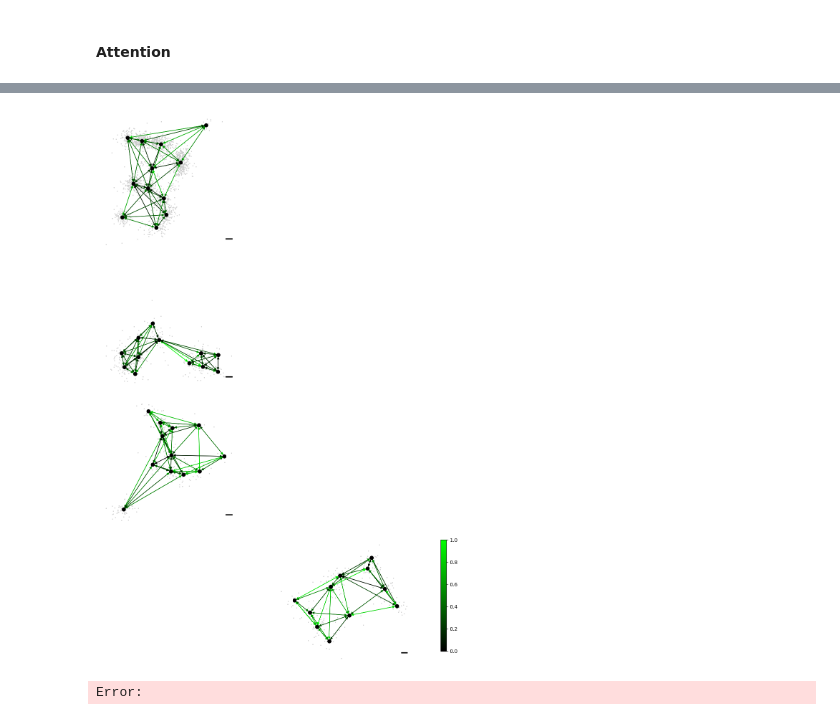
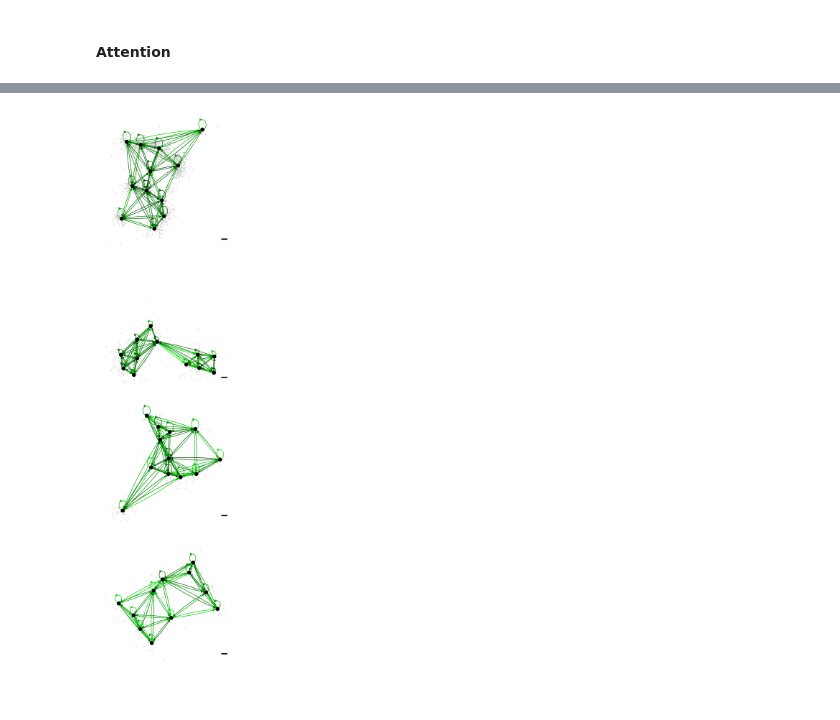
Before and after one commit to oubino/locpix_points, a Jupyter notebook: digits_letters/task_2_finaltest/scripts/analysis.ipynb, the cells around one changed output, grey strips where cells are left out. Cells and saved outputs as stored; diff of their text form; code cells hidden in the pictures.

```diff
--- a/digits_letters/task_2_finaltest/scripts/analysis.ipynb
+++ b/digits_letters/task_2_finaltest/scripts/analysis.ipynb
@@ -713,7 +669,7 @@ plt.savefig(output_path, transparent=True, bbox_inches="tight", pad_inches=0)
 # %% [markdown]
 #### SubgraphX
 # %%
-if False:
+if True:
     dataitems = []
     node_imps = []
     for file_name in files:
@@ -734,5 +690,5 @@ if False:
         dataitems.append(cluster_dataitem)
         node_imps.append(node_imp)
 
-        torch.save(dataitems, os.path.join(project_directory, "output/subgraphx_dataitems.pt"))
-        torch.save(node_imps, os.path.join(project_directory, "output/subgraphx_nodeimps.pt"))
+        torch.save(dataitems, os.path.join(project_directory, "output/subgraphx_dataitems_rollout_100.pt"))
+        torch.save(node_imps, os.path.join(project_directory, "output/subgraphx_nodeimps_rollout_100.pt"))
@@ -792,8 +695,8 @@ Negative fidelity tensor([0.1108], device='cuda:0', grad_fn=<AbsBackward0>)
 # %%
 # visualise overlaid subgraph using matplotlib
 
-dataitems = torch.load(os.path.join(project_directory, "output/subgraphx_dataitems.pt"))
-node_imps = torch.load(os.path.join(project_directory, "output/subgraphx_nodeimps.pt"))
+dataitems = torch.load(os.path.join(project_directory, "output/subgraphx_dataitems_rollout_100.pt"))
+node_imps = torch.load(os.path.join(project_directory, "output/subgraphx_nodeimps_rollout_100.pt"))
 
 if not final_test:
     fold = config["fold"]
@@ -838,13 +739,16 @@ plt.savefig(output_path, transparent=True, bbox_inches="tight", pad_inches=0)
 attention_config = {
     #  scale: cluster # Options: [cluster] In future will also include [loc, loccluster]
     "scale": "cluster",
-    #  # how to combine attention scores across multiple attention heads
+    #  # how to combine attention scores across multiple attention heads/layers
     "reduce": "max",
     # threshold to apply to edge mask for pyg explain
     "edge_mask_threshold": 0.0,
 }
+
+remove_self_loops = False
+top_k = 10
 # %%
-if False:
+if True:
     dataitems_attn = []
     edge_imps_attn = []
     for file_name in files:
@@ -906,52 +810,52 @@ cm = LinearSegmentedColormap.from_list("br", colors)
 fig, ax = plt.subplots(4,1,figsize=(20,20), sharex=True, sharey=True)
 for idx, file_name in enumerate(files):
 
     file_loc = find_graph_path(project_directory, file_name, file_folder)
     # raw file
     processed_file = torch.load(file_loc)
     processed_file = processed_file.pos_dict['locs'].cpu().numpy()
     x = processed_file[:,0]
     y = processed_file[:,1]
     ax[idx].set_aspect('equal', adjustable='box')
     ax[idx].scatter(y, x, s=1, c='0.8')
     #ax[idx].axis('off')
     scalebar = AnchoredSizeBar(ax[idx].transData,
                                0.1, '', 'lower right',
                                pad=1,
                                color='k',
                                frameon=False,
                                size_vertical=0.01)
 
     ax[idx].add_artist(scalebar)
     # graph
     nx_g = to_networkx(dataitems_attn[idx])
     pos = dataitems_attn[idx].pos.cpu().numpy()
     edge_color = cm(edge_imps_attn[idx].cpu())
-    if 1:
-        neg_edges = np.argwhere(edge_imps_attn[idx].cpu().numpy() == 0.0)
-        neg_edges = np.array([e for e in nx_g.edges])[neg_edges[:,0]]
-        neg_edges = [tuple(val) for val in neg_edges]
+    #if 0:
+    #    neg_edges = np.argwhere(edge_imps_attn[idx].cpu().numpy() == 0.0)
+    #    neg_edges = np.array([e for e in nx_g.edges])[neg_edges[:,0]]
+    #    neg_edges = [tuple(val) for val in neg_edges]
+    #    edges = list(nx_g.edges)
+    #    remove_indices = [i for i, item in enumerate(edges) if item in neg_edges]
+    #    edge_color = np.delete(edge_color, remove_indices, axis=0)
+    #    nx_g.remove_edges_from(neg_edges)
+    if remove_self_loops:
+        self_loops = list(nx.selfloop_edges(nx_g))
         edges = list(nx_g.edges)
-        remove_indices = [i for i, item in enumerate(edges) if item in neg_edges]
+        remove_indices = [i for i, item in enumerate(edges) if item in self_loops]
         edge_color = np.delete(edge_color, remove_indices, axis=0)
-        nx_g.remove_edges_from(neg_edges)
-    self_loops = list(nx.selfloop_edges(nx_g))
-    edges = list(nx_g.edges)
-    remove_indices = [i for i, item in enumerate(edges) if item in self_loops]
-    edge_color = np.delete(edge_color, remove_indices, axis=0)
-    nx_g.remove_edges_from(nx.selfloop_edges(nx_g))
-    if 1:
-        min = np.min(edge_color[:,1])
-        max = np.max(edge_color[:,1])
-        edge_color[:,1] = (edge_color[:,1] - min)/(max - min)
-    draw(nx_g, pos=np.flip(pos, axis= 1), ax=ax[idx], edge_color=edge_color, node_size=50, node_color='k')
+        nx_g.remove_edges_from(nx.selfloop_edges(nx_g))
+    #if 0:
+    #    min = np.min(edge_color[:,1])
+    #    max = np.max(edge_color[:,1])
+    #    edge_color[:,1] = (edge_color[:,1] - min)/(max - min)
+    draw(nx_g, pos=np.flip(pos, axis= 1), ax=ax[idx], edge_color=edge_color, node_size=50, node_color='k', connectionstyle="arc3,rad=0.1")
     # add colorbar
-sm = plt.cm.ScalarMappable(cmap=cm)
-sm._A = []
-plt.colorbar(sm, ax=ax[-1], fraction=0.01)
-output_path = os.path.join(project_directory, "output", "combined" + '_attention_scalebar.svg') # _all_edges_s_1.svg')
+#sm = plt.cm.ScalarMappable(cmap=cm)
+#sm._A = []
+#plt.colorbar(sm, ax=ax[-1], fraction=0.01)
+output_path = os.path.join(project_directory, "output", "combined" + '_attention_all_edges_s_1.svg') # _all_edges_s_1.svg')
 plt.subplots_adjust(wspace=0, hspace=0)
 plt.savefig(output_path, transparent=True, bbox_inches="tight", pad_inches=0)
 # %% [output]
-[figure, old version]
+[figure, new version]
-Error:
```
Also changed, not shown: parts of 16 cells of this notebook, 1 other file.
